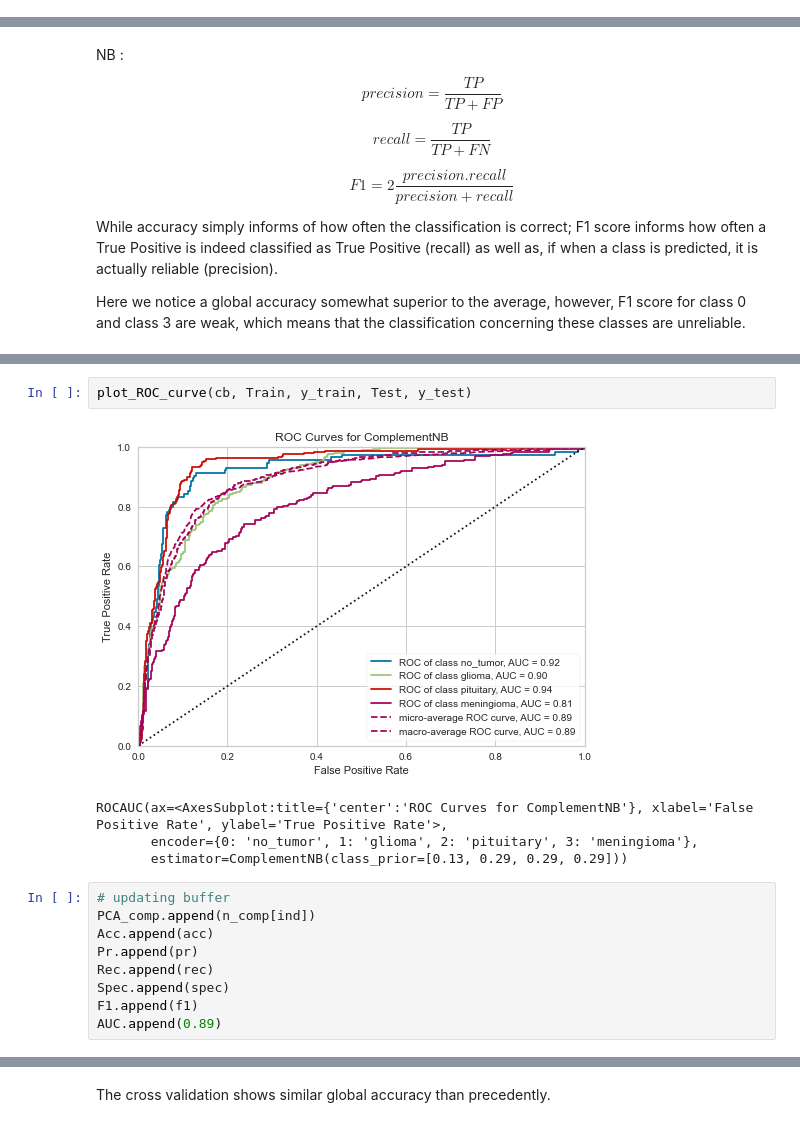
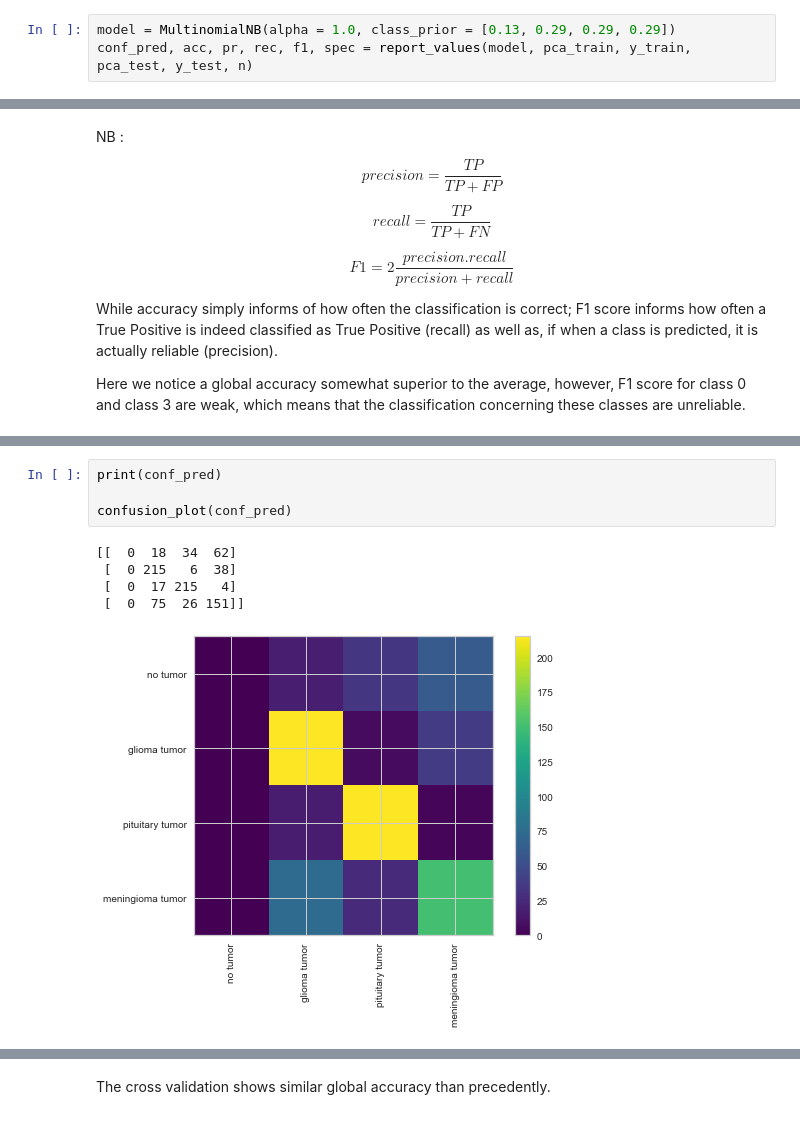
Before and after one commit to Khaalex1/DM_and_ML_portfolio, a Jupyter notebook: yann-week5.ipynb, the cells around one changed output, grey strips where cells are left out. Saved outputs shown, nothing was run; the diff lists cells and outputs as text.

```diff
--- a/yann-week5.ipynb
+++ b/yann-week5.ipynb
@@ -220,0 +259,3 @@ weighted specificity =  0.8654712735326688
+# %%
+model = MultinomialNB(alpha = 1.0, class_prior = [0.13, 0.29, 0.29, 0.29])
+conf_pred, acc, pr, rec, f1, spec = report_values(model, pca_train, y_train, pca_test, y_test, n)
@@ -527,16 +293,10 @@ plt.show(im)
-# %%
-plot_ROC_curve(cb, Train, y_train, Test, y_test)
-# %% [output]
-[figure, removed]
-ROCAUC(ax=<AxesSubplot:title={'center':'ROC Curves for ComplementNB'}, xlabel='False Positive Rate', ylabel='True Positive Rate'>,
-       encoder={0: 'no_tumor', 1: 'glioma', 2: 'pituitary', 3: 'meningioma'},
-       estimator=ComplementNB(class_prior=[0.13, 0.29, 0.29, 0.29]))
-# %%
-# updating buffer
-PCA_comp.append(n_comp[ind])
-Acc.append(acc)
-Pr.append(pr)
-Rec.append(rec)
-Spec.append(spec)
-F1.append(f1)
-AUC.append(0.89)
+# %%
+print(conf_pred)
+
+confusion_plot(conf_pred)
+# %% [output]
+[[  0  18  34  62]
+ [  0 215   6  38]
+ [  0  17 215   4]
+ [  0  75  26 151]]
+[figure, added]
```
Also changed, not shown: parts of 67 cells of this notebook.
